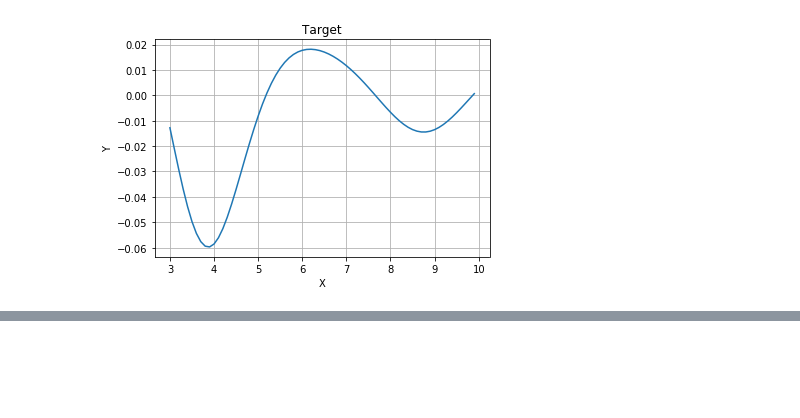
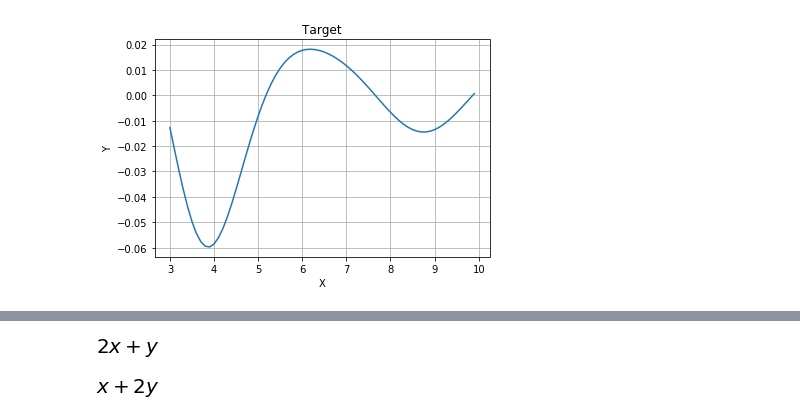
Before and after one commit to GetKnowledgeYoutube/ML, a Jupyter notebook: module_002_math/lesson_002_limits/tutorials_sources/Limits and derivatives.ipynb, the cells around one changed output, grey strips where cells are left out. Drawn from its saved outputs; the diff is of its cells as text; code cells hidden in the pictures; blank space fills up the shorter version.

```diff
--- a/module_002_math/lesson_002_limits/tutorials_sources/Limits and derivatives.ipynb
+++ b/module_002_math/lesson_002_limits/tutorials_sources/Limits and derivatives.ipynb
@@ -198,0 +252,8 @@ showPlot(3, 10, 0.1, lambda i: value_of_expr(i, x, second_dex), title='Target')
+# %%
+dx
+# %% [output]
+[figure, added]
+# %%
+dy
+# %% [output]
+[figure, added]
```
Also changed, not shown: parts of 4 cells of this notebook.
